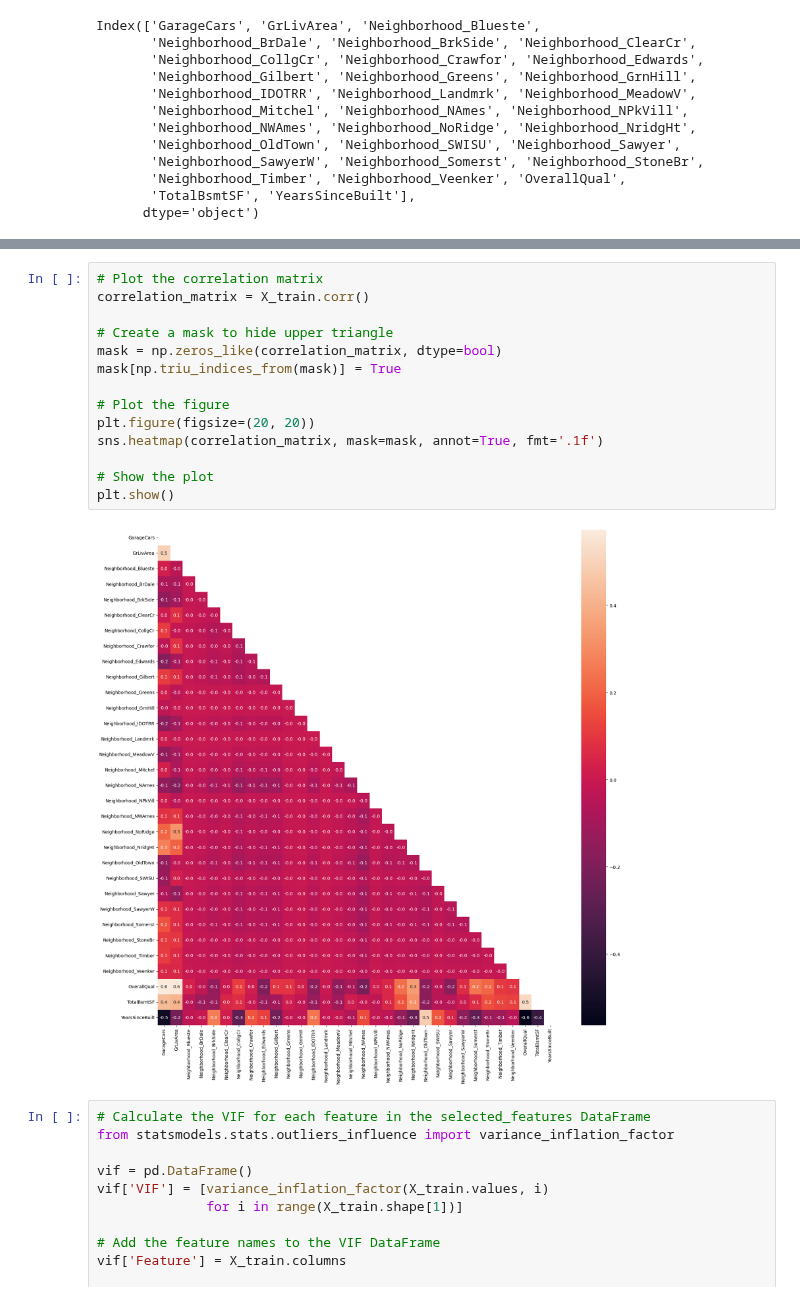
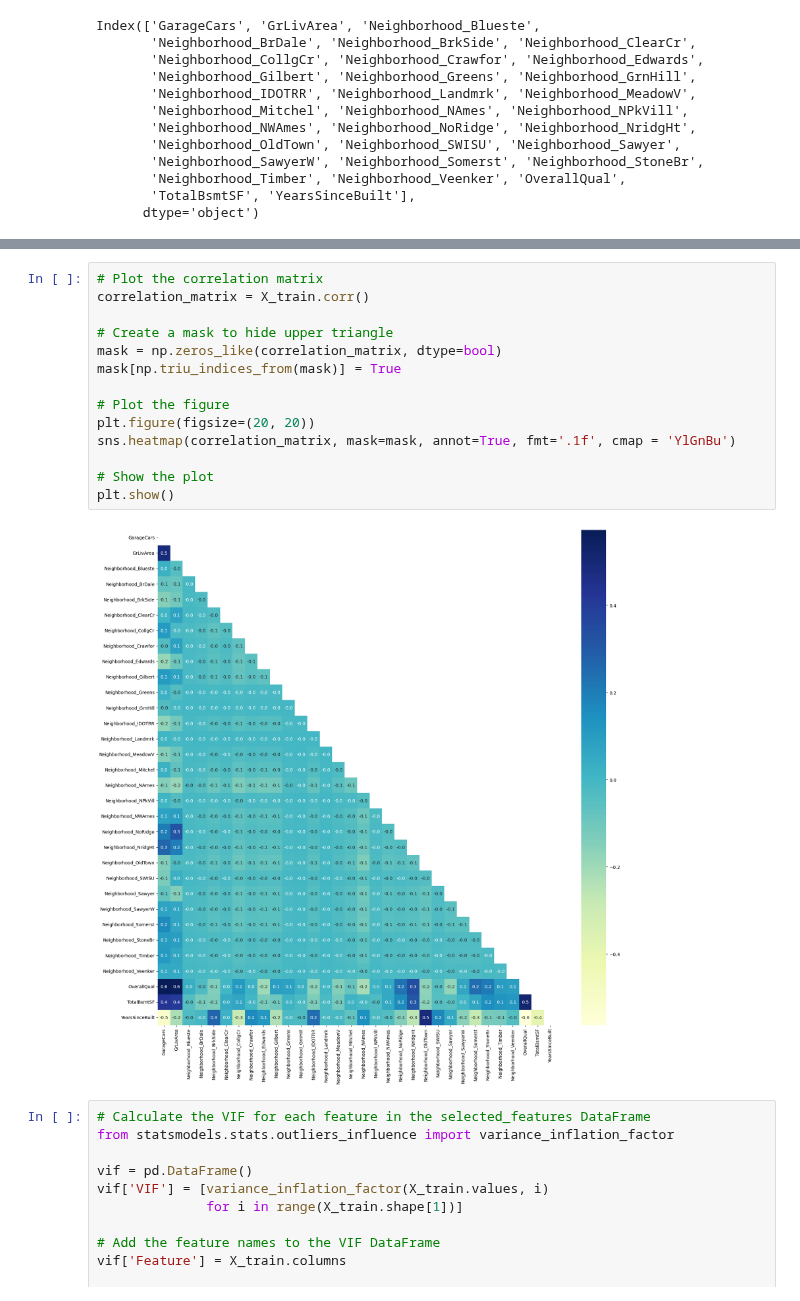
Before and after one commit to bassoonelephant/ames, a Jupyter notebook: ames-model-lr.ipynb, the cells around one changed output, grey strips where cells are left out. Drawn from its saved outputs; the diff is of its cells as text.

```diff
--- a/ames-model-lr.ipynb
+++ b/ames-model-lr.ipynb
@@ -166,19 +142,19 @@ Index(['GarageCars', 'GrLivArea', 'Neighborhood_Blueste',
 # %%
 # Plot the correlation matrix
 correlation_matrix = X_train.corr()
 
 # Create a mask to hide upper triangle
 mask = np.zeros_like(correlation_matrix, dtype=bool)
 mask[np.triu_indices_from(mask)] = True
 
 # Plot the figure
 plt.figure(figsize=(20, 20))
-sns.heatmap(correlation_matrix, mask=mask, annot=True, fmt='.1f')
+sns.heatmap(correlation_matrix, mask=mask, annot=True, fmt='.1f', cmap = 'YlGnBu')
 
 # Show the plot
 plt.show()
 # %% [output]
-[figure, old version]
+[figure, new version]
 # %%
 # Calculate the VIF for each feature in the selected_features DataFrame
 from statsmodels.stats.outliers_influence import variance_inflation_factor
```
Also changed, not shown: parts of 10 cells of this notebook.
